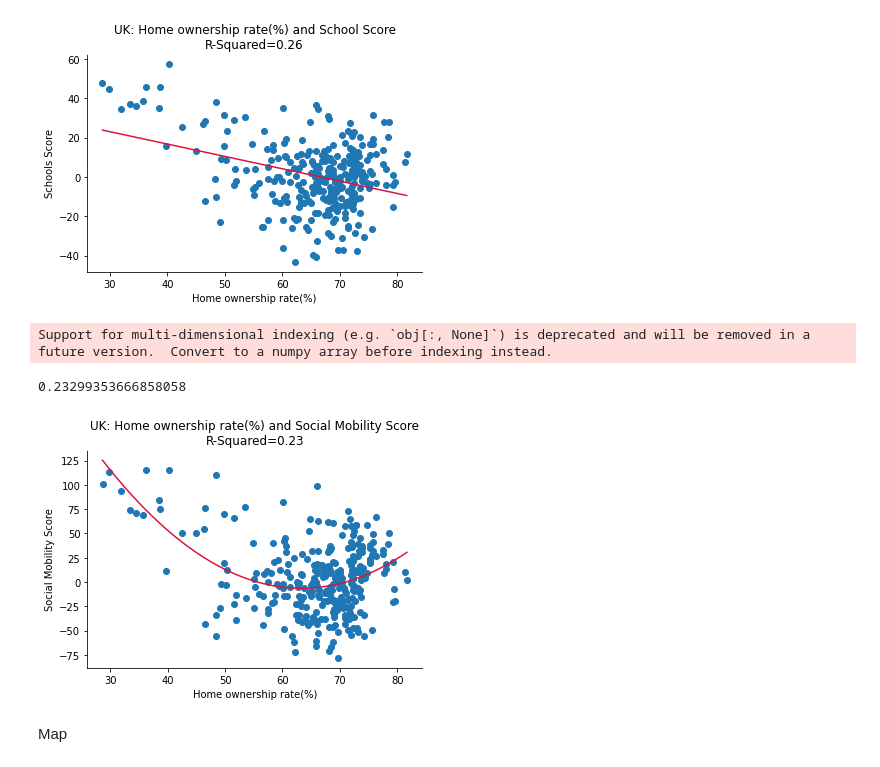
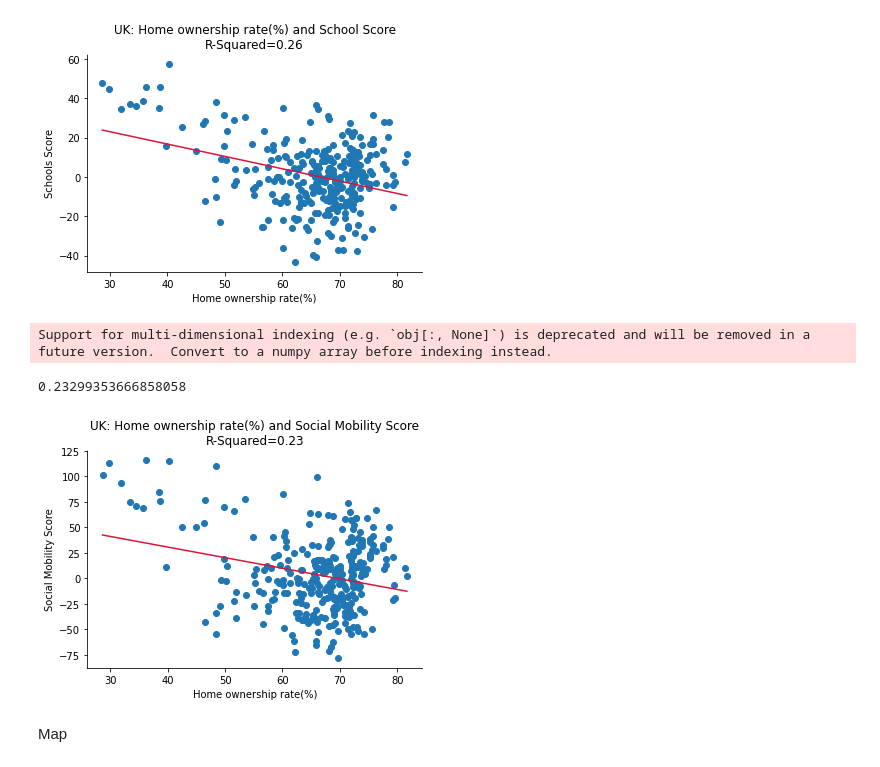
Before and after one commit to ujwalgurung1/ujwalgurung.github.io, a Jupyter notebook: project/code/UKOwnership+Mobility+Reg+Map.ipynb, the cells around one changed output. Saved outputs shown, nothing was run; the diff lists cells and outputs as text; code cells hidden in the pictures.

```diff
--- a/project/code/UKOwnership+Mobility+Reg+Map.ipynb
+++ b/project/code/UKOwnership+Mobility+Reg+Map.ipynb
@@ -147,35 +147,35 @@ Support for multi-dimensional indexing (e.g. `obj[:, None]`) is deprecated and w
 x = merged.dropna()['Total Ownership Rate']
 y = merged.dropna()['Overallscore']
 
-poly_model = make_pipeline(PolynomialFeatures(2),
+poly_model = make_pipeline(PolynomialFeatures(1),
                            LinearRegression())
 poly_model.fit(x[:, np.newaxis], y)
 xfit = np.linspace(min(x), max(x), 1000)
 yfit = poly_model.predict(xfit[:, np.newaxis])
 ax = plt.gca()
 
 
 ax.spines['bottom'].set_color('black')
 ax.spines['top'].set_color('white')
 ax.spines['right'].set_color('white')
 ax.spines['left'].set_color('black')
 
 plt.scatter(x, y)
 plt.plot(xfit, yfit,color='crimson');
 plt.title("UK: Home ownership rate(%) and Social Mobility Score\nR-Squared=0.23")
 
 plt.xlabel('Home ownership rate(%)')
 plt.ylabel('Social Mobility Score')
 
 plt.savefig('UKOwnership&Mobility.pdf')
 
 poly_model = np.poly1d(np.polyfit(x, y, 3))
 
 print(r2_score(y, poly_model(x)))
 # %% [output]
 Support for multi-dimensional indexing (e.g. `obj[:, None]`) is deprecated and will be removed in a future version.  Convert to a numpy array before indexing instead.
 0.23299353666858058
-[figure, old version]
+[figure, new version]
 # %% [markdown]
 Map
 # %%
```
Also changed, not shown: parts of 2 cells of this notebook, 4 other files.
